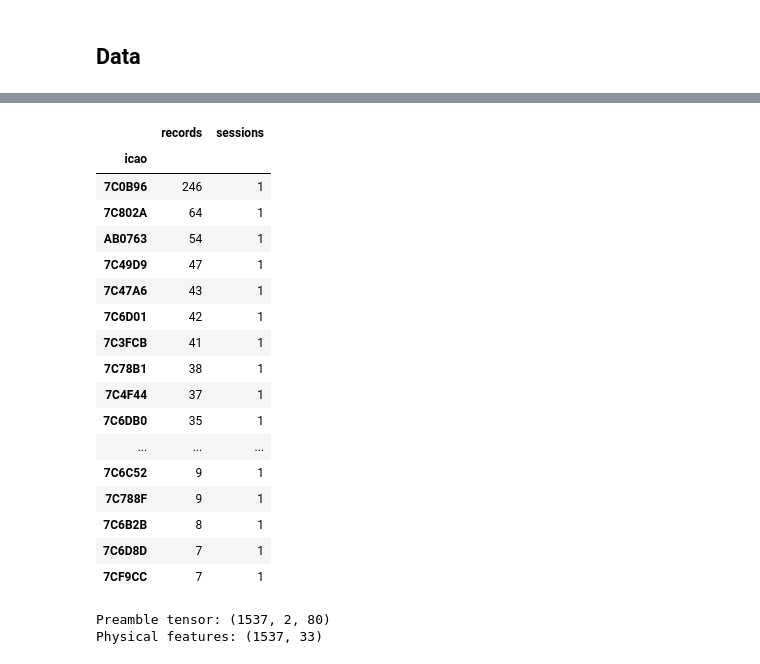
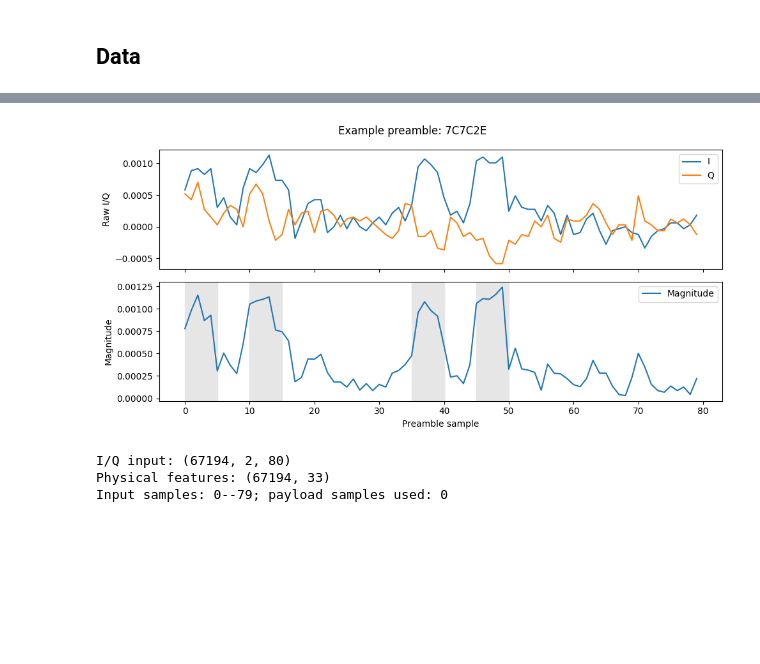
Before and after one commit to JacobBPenglis/An-Investigation-on-Spectrum-Awareness-using-UltraScale-RFSoC-Technology, a Jupyter notebook: analysis/notebooks/adsb_transmitter_identification_rfsoc_kfold.ipynb, the cells around one changed output, grey strips where cells are left out. Cells and saved outputs as stored; diff of their text form; code cells hidden in the pictures; blank space fills up the shorter version.

Commit message:
latest ml experiments with Mawson lakes data

```diff
--- a/analysis/notebooks/adsb_transmitter_identification_rfsoc_kfold.ipynb
+++ b/analysis/notebooks/adsb_transmitter_identification_rfsoc_kfold.ipynb
@@ -238,86 +366,53 @@ FEATURE_NAMES = [
     "crest_factor", "active_power", "quiet_power", "preamble_snr_db",
     "carrier_offset_hz", "phase_step_std", "iq_power_imbalance_db",
     "iq_correlation", "pulse_power_variation",
 ]
 FEATURE_NAMES += [f"pulse_amplitude_{i}" for i in range(5)]
 FEATURE_NAMES += [f"pulse_i_{i}" for i in range(5)]
 FEATURE_NAMES += [f"pulse_q_{i}" for i in range(5)]
 FEATURE_NAMES += [f"pulse_phase_{i}" for i in range(5)]
 
-counts = valid_records["icao"].value_counts()
-eligible = counts[counts >= CONFIG["min_records_per_class"]]
-class_names = eligible.index.tolist()
-if CONFIG["known_class_count"] is not None:
-    class_names = class_names[:CONFIG["known_class_count"]]
-
-selected = valid_records[valid_records["icao"].isin(class_names)].copy().reset_index(drop=True)
 class_to_index = {name: index for index, name in enumerate(class_names)}
 y = selected["icao"].map(class_to_index).to_numpy()
+raw_preambles = np.stack(selected["preamble"].to_numpy()).astype(np.complex64)
+source_hashes = selected["preamble_hash"].to_numpy()
+stored_hashes = np.array([hashlib.sha256(value.tobytes()).hexdigest() for value in raw_preambles])
+assert np.array_equal(source_hashes, stored_hashes)
 
-raw_preambles = np.stack([
-    np.asarray(iq[:CONFIG["preamble_len"]], dtype=np.complex64) for iq in selected["iq"]
-])
 X_preamble = np.stack([raw_preambles.real, raw_preambles.imag], axis=1).astype(np.float32)
-X_physical = np.stack([preamble_features(values) for values in raw_preambles])
+X_physical = np.stack([preamble_features(value) for value in raw_preambles])
 model_metadata = selected[[
-    "record_index", "source_record_index", "capture_file", "session_id",
-    "timestamp", "icao", "payload_hash",
+    "record_index", "source_record_index", "capture_file", "capture_day",
+    "timestamp", "icao", "payload_hash", "appears_multiple_days",
 ]].copy()
 
-source_iq = records.set_index("record_index")["iq"]
-check = np.stack([source_iq.loc[index][:CONFIG["preamble_len"]] for index in model_metadata["record_index"]])
-assert np.array_equal(raw_preambles, check)
 assert X_preamble.shape[1:] == (2, 80)
 assert X_physical.shape[1] == len(FEATURE_NAMES) == 33
+assert CONFIG["preamble_len"] == CONFIG["payload_start"] == 80
 
-class_session_counts = pd.crosstab(model_metadata["icao"], model_metadata["capture_file"]).reindex(class_names)
-display(pd.DataFrame({
-    "records": model_metadata["icao"].value_counts().reindex(class_names),
-    "sessions": model_metadata.groupby("icao")["session_id"].nunique().reindex(class_names),
-}))
-
-axis = class_session_counts.plot(kind="bar", stacked=True, figsize=(12, 4))
-axis.set(title="Records per retained class", xlabel="ICAO class", ylabel="Records")
-plt.tight_layout()
-plt.savefig(CONFIG["figure_dir"] / "class_distribution.png", dpi=180, bbox_inches="tight")
-plt.show()
-
-example = 0
 fig, axes = plt.subplots(2, 1, figsize=(10, 5), sharex=True)
-axes[0].plot(X_preamble[example, 0], label="I")
-axes[0].plot(X_preamble[example, 1], label="Q")
+axes[0].plot(X_preamble[0, 0], label="I")
+axes[0].plot(X_preamble[0, 1], label="Q")
 axes[0].set_ylabel("Raw I/Q")
 axes[0].legend()
-axes[1].plot(np.abs(raw_preambles[example]), label="Magnitude")
+axes[1].plot(np.abs(raw_preambles[0]), label="Magnitude")
 for start in ACTIVE_HALF_INDICES * CONFIG["samples_per_half_symbol"]:
     axes[1].axvspan(start, start + CONFIG["samples_per_half_symbol"], color="0.9")
 axes[1].set(xlabel="Preamble sample", ylabel="Magnitude")
 axes[1].legend()
-fig.suptitle(f"Example preamble: {model_metadata.loc[example, 'icao']}")
-plt.tight_layout()
-plt.savefig(CONFIG["figure_dir"] / "preamble_input.png", dpi=180, bbox_inches="tight")
+fig.suptitle(f"Example preamble: {model_metadata.loc[0, 'icao']}")
+fig.tight_layout()
+fig.savefig(CONFIG["figure_dir"] / "preamble_input.png", dpi=180, bbox_inches="tight")
 plt.show()
 
-print("Preamble tensor:", X_preamble.shape)
+records.drop(columns="preamble", inplace=True)
+valid_records.drop(columns="preamble", inplace=True)
+selected.drop(columns="preamble", inplace=True)
+print("I/Q input:", X_preamble.shape)
 print("Physical features:", X_physical.shape)
+print("Input samples: 0--79; payload samples used: 0")
 # %% [output]
-|  | records | sessions |
-| icao |  |  |
-| 7C0B96 | 246 | 1 |
-| 7C802A | 64 | 1 |
-| AB0763 | 54 | 1 |
-| 7C49D9 | 47 | 1 |
-| 7C47A6 | 43 | 1 |
-| 7C6D01 | 42 | 1 |
-| 7C3FCB | 41 | 1 |
-| 7C78B1 | 38 | 1 |
-| 7C4F44 | 37 | 1 |
-| 7C6DB0 | 35 | 1 |
-| ... | ... | ... |
-| 7C6C52 | 9 | 1 |
-| 7C788F | 9 | 1 |
-| 7C6B2B | 8 | 1 |
-| 7C6D8D | 7 | 1 |
-| 7CF9CC | 7 | 1 |
+[figure, added]
-Preamble tensor: (1537, 2, 80)
-Physical features: (1537, 33)
+I/Q input: (67194, 2, 80)
+Physical features: (67194, 33)
+Input samples: 0--79; payload samples used: 0
```
Also changed, not shown: parts of 24 cells of this notebook.
